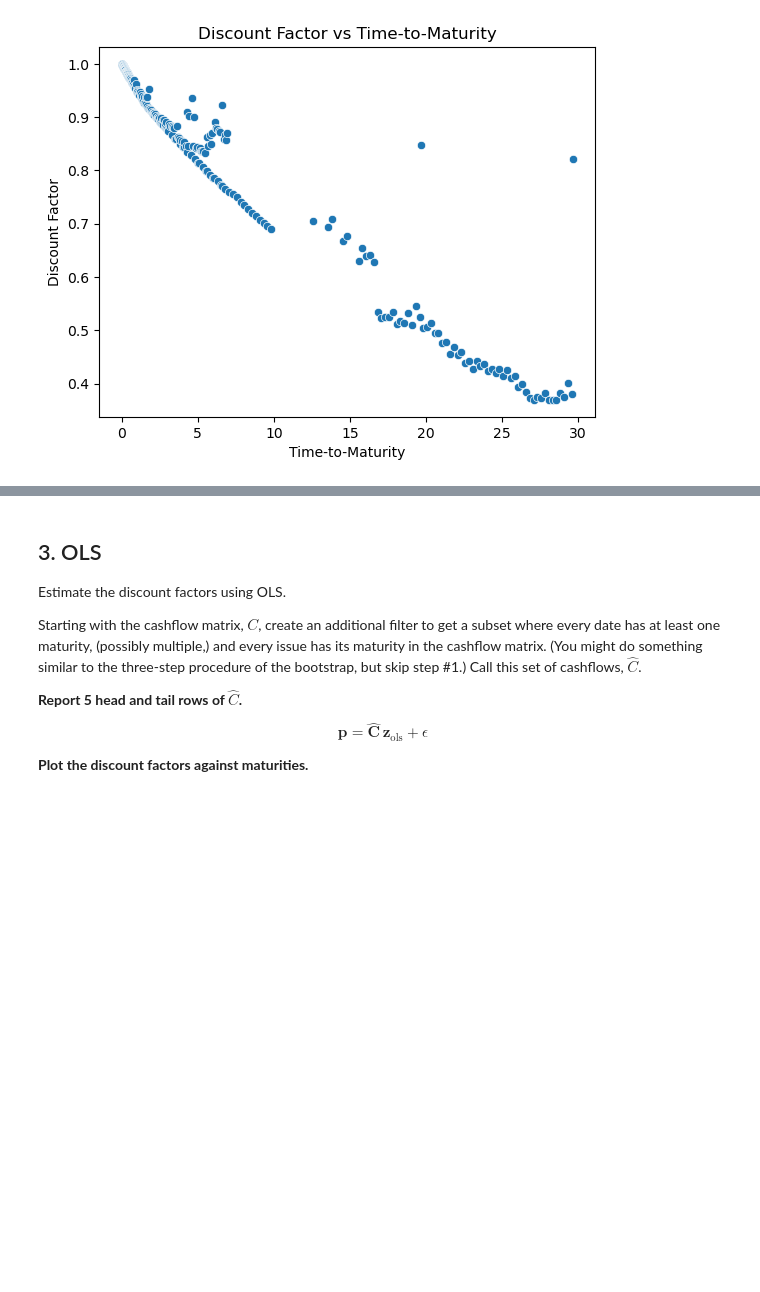
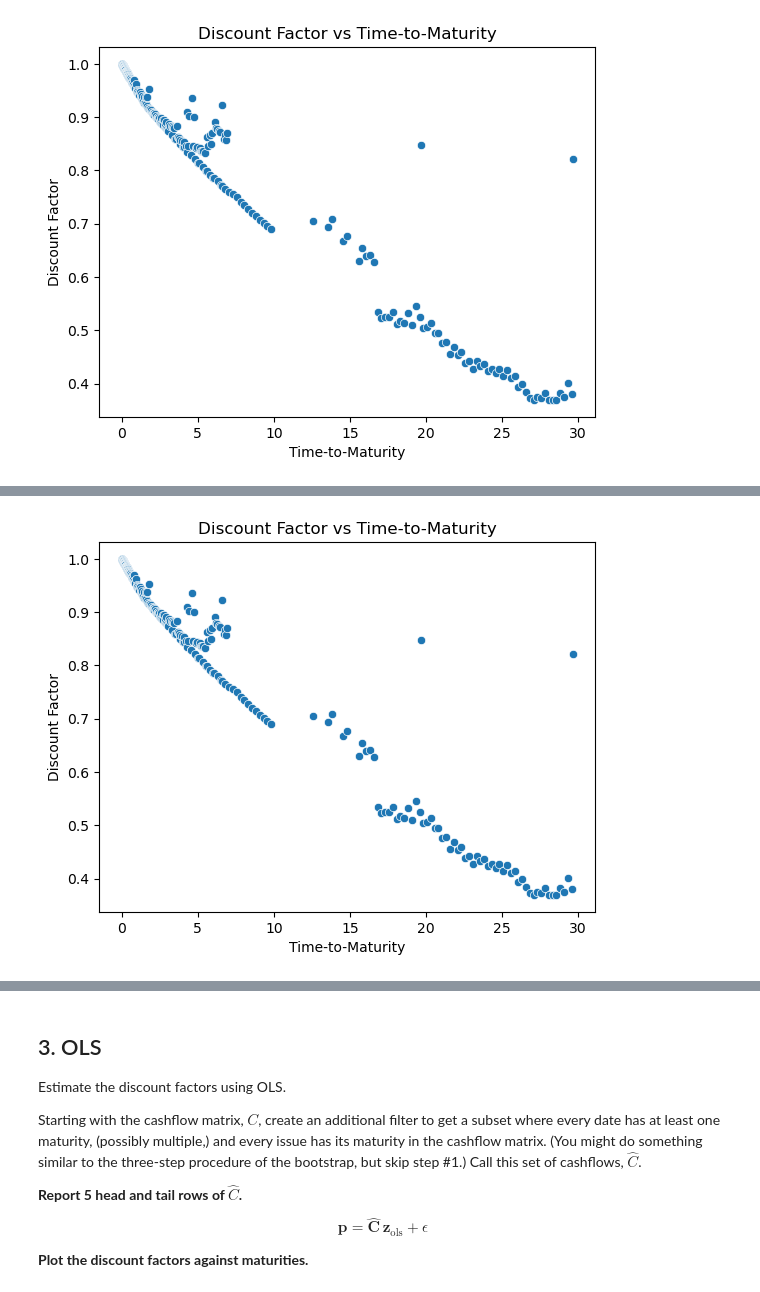
Before and after one commit to dfnoriega/finm-fixedincome-2024, a Jupyter notebook: homework/HW1.ipynb, the cells around one changed output, grey strips where cells are left out. Cells and saved outputs as stored; diff of their text form; code cells hidden in the pictures; blank space fills up the shorter version.

```diff
--- a/homework/HW1.ipynb
+++ b/homework/HW1.ipynb
@@ -338,3 +385,6 @@ plt.ylabel('Discount Factor')
 plt.show()
 # %% [output]
 [figure]
+# %%
+tttprices=tba['price'][Cdft.index]
+tttprices
@@ -340,0 +405,4 @@ plt.show()
+# %%
+model=LinearRegression(fit_intercept=False)
+model.fit(Cdft.fillna(0), tttprices)
+model.coef_
@@ -340,0 +427,10 @@ plt.show()
+# %%
+plot=pd.DataFrame([(Cdft.columns[i]-pd.to_datetime('2023-07-23')).days/365.25 for i in range(len(Cdft.columns))], columns=['Time-to-Maturity'])
+plot['Discount_Factor']=model.coef_
+sns.scatterplot(data=plot, x='Time-to-Maturity', y='Discount_Factor')
+plt.title('Discount Factor vs Time-to-Maturity')
+plt.xlabel('Time-to-Maturity')
+plt.ylabel('Discount Factor')
+plt.show()
+# %% [output]
+[figure, added]
```
Also changed, not shown: parts of 8 cells of this notebook, 10 other files.
